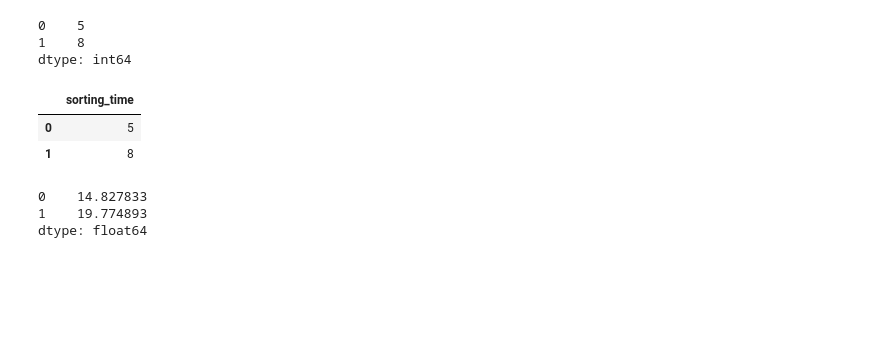
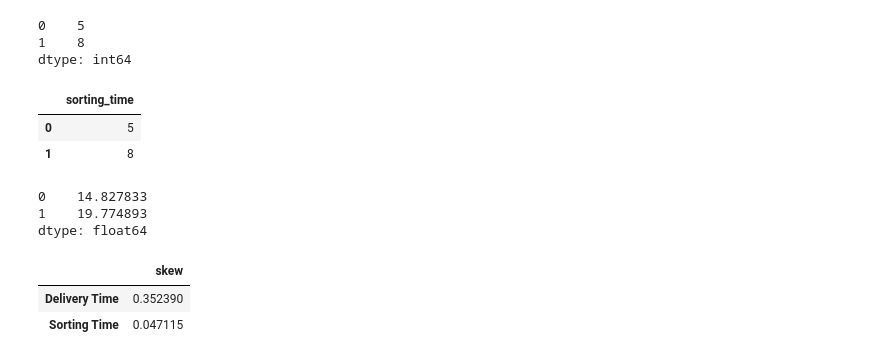
Before and after one commit to Mansoor-mannu/Simple-Linear-Regression-Assignment_4_Q1-, a Jupyter notebook: Simple Linear Regression(Assignment_4_Q1).ipynb, the cells around one changed output. Cells and saved outputs as stored; diff of their text form; code cells hidden in the pictures; blank space fills up the shorter version.

```diff
--- a/Simple Linear Regression(Assignment_4_Q1).ipynb
+++ b/Simple Linear Regression(Assignment_4_Q1).ipynb
@@ -145,0 +158,6 @@ dtype: float64
+# %%
+dataset.agg(['skew']).transpose()
+# %% [output]
+|  | skew |
+| Delivery Time | 0.352390 |
+| Sorting Time | 0.047115 |
```
Also changed, not shown: parts of 20 cells of this notebook.
